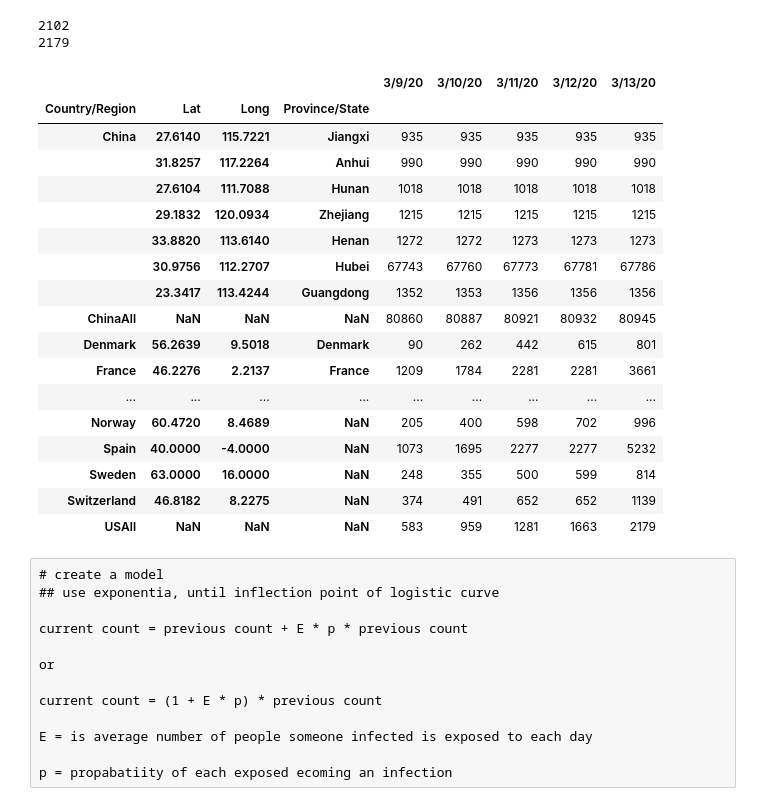
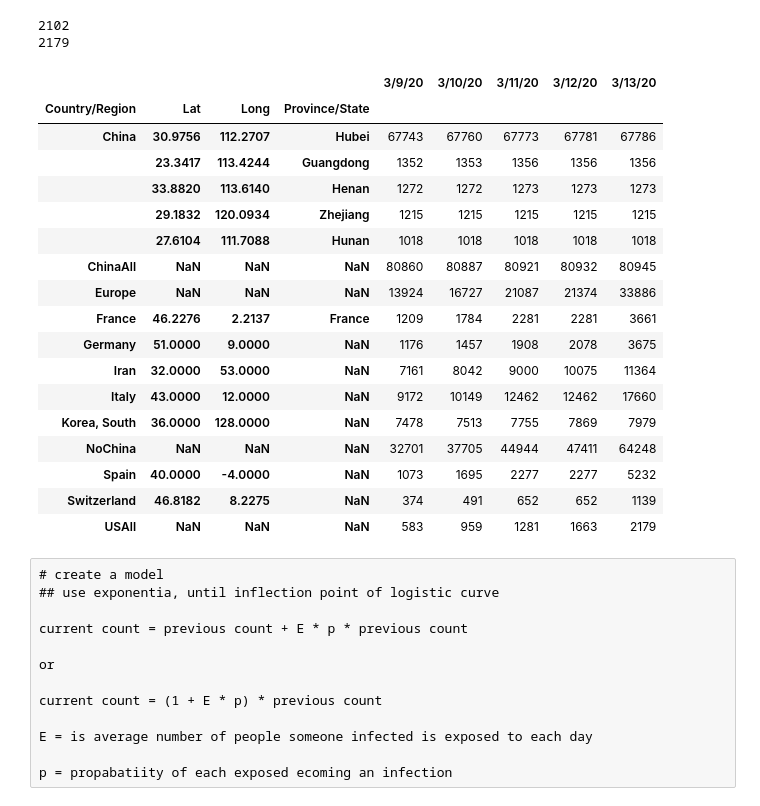
Before and after one commit to raysalem/sars-cov-19, a Jupyter notebook: cov-19.ipynb, the cells around one changed output. Saved outputs shown, nothing was run; the diff lists cells and outputs as text; code cells hidden in the pictures.

```diff
--- a/cov-19.ipynb
+++ b/cov-19.ipynb
@@ -83,9 +109,11 @@ else:
 
 #create a no china row, all china and all US
 noChin = data.index.levels[0][data.index.levels[0]!="China"]
+euro      = ["Germany","DenMark","France","Italy","Sweden","Switzerland",
+             "Spain","Portugal","Belgium","Iceland","Ireland","Netherlands"]
 print(noChin)
 data.loc["NoChina",np.NaN,np.NaN,np.NaN]=data.loc[(noChin)].sum()
-
+data.loc[("Europe",np.NaN,np.NaN,np.NaN)]=data.loc[euro].sum()
 # note this is an over-estimate
 data.loc[("USAll",np.NaN,np.NaN,np.NaN)]=data.loc["US"].sum()
 
@@ -190,25 +217,25 @@ countries={ "NoChina":"NoChina",
 # %%
 
 #data.loc["Italy"][dt]
 data[dt]# get last row
-data[data[dt]>800].sort_values("Country/Region").iloc[:,-5:]
+data[data[dt]>1000].sort_values("Country/Region").iloc[:,-5:]
 # %% [output]
 |  |  |  |  | 3/9/20 | 3/10/20 | 3/11/20 | 3/12/20 | 3/13/20 |
 | Country/Region | Lat | Long | Province/State |  |  |  |  |  |
-| China | 27.6140 | 115.7221 | Jiangxi | 935 | 935 | 935 | 935 | 935 |
-|  | 31.8257 | 117.2264 | Anhui | 990 | 990 | 990 | 990 | 990 |
+| China | 30.9756 | 112.2707 | Hubei | 67743 | 67760 | 67773 | 67781 | 67786 |
+|  | 23.3417 | 113.4244 | Guangdong | 1352 | 1353 | 1356 | 1356 | 1356 |
+|  | 33.8820 | 113.6140 | Henan | 1272 | 1272 | 1273 | 1273 | 1273 |
+|  | 29.1832 | 120.0934 | Zhejiang | 1215 | 1215 | 1215 | 1215 | 1215 |
 |  | 27.6104 | 111.7088 | Hunan | 1018 | 1018 | 1018 | 1018 | 1018 |
-|  | 29.1832 | 120.0934 | Zhejiang | 1215 | 1215 | 1215 | 1215 | 1215 |
-|  | 33.8820 | 113.6140 | Henan | 1272 | 1272 | 1273 | 1273 | 1273 |
-|  | 30.9756 | 112.2707 | Hubei | 67743 | 67760 | 67773 | 67781 | 67786 |
-|  | 23.3417 | 113.4244 | Guangdong | 1352 | 1353 | 1356 | 1356 | 1356 |
 | ChinaAll | NaN | NaN | NaN | 80860 | 80887 | 80921 | 80932 | 80945 |
-| Denmark | 56.2639 | 9.5018 | Denmark | 90 | 262 | 442 | 615 | 801 |
+| Europe | NaN | NaN | NaN | 13924 | 16727 | 21087 | 21374 | 33886 |
 | France | 46.2276 | 2.2137 | France | 1209 | 1784 | 2281 | 2281 | 3661 |
-| ... | ... | ... | ... | ... | ... | ... | ... | ... |
-| Norway | 60.4720 | 8.4689 | NaN | 205 | 400 | 598 | 702 | 996 |
+| Germany | 51.0000 | 9.0000 | NaN | 1176 | 1457 | 1908 | 2078 | 3675 |
+| Iran | 32.0000 | 53.0000 | NaN | 7161 | 8042 | 9000 | 10075 | 11364 |
+| Italy | 43.0000 | 12.0000 | NaN | 9172 | 10149 | 12462 | 12462 | 17660 |
+| Korea, South | 36.0000 | 128.0000 | NaN | 7478 | 7513 | 7755 | 7869 | 7979 |
+| NoChina | NaN | NaN | NaN | 32701 | 37705 | 44944 | 47411 | 64248 |
 | Spain | 40.0000 | -4.0000 | NaN | 1073 | 1695 | 2277 | 2277 | 5232 |
-| Sweden | 63.0000 | 16.0000 | NaN | 248 | 355 | 500 | 599 | 814 |
 | Switzerland | 46.8182 | 8.2275 | NaN | 374 | 491 | 652 | 652 | 1139 |
 | USAll | NaN | NaN | NaN | 583 | 959 | 1281 | 1663 | 2179 |
 # %% [raw]
```
Also changed, not shown: parts of 11 cells of this notebook.
